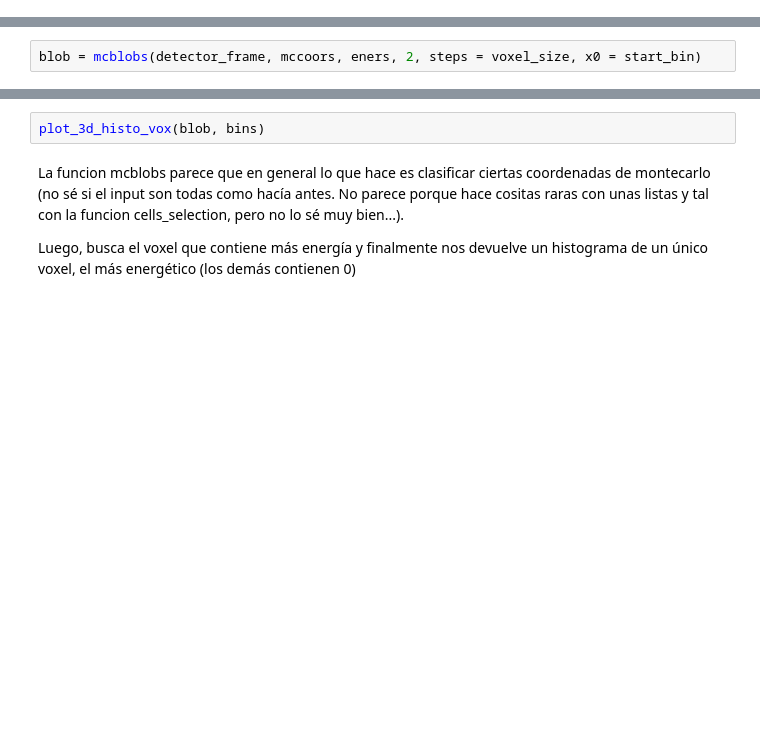
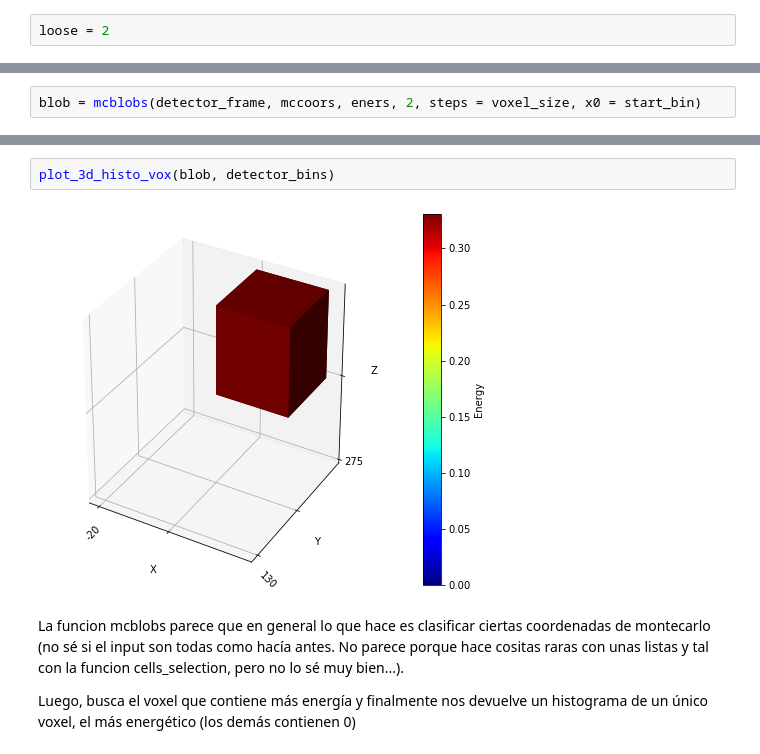
Before and after one commit to martinperezmaneiro/data_labelling, a Jupyter notebook: examples/prueba_funciones_clouds.ipynb, the cells around one changed output, grey strips where cells are left out. Saved outputs shown, nothing was run; the diff lists cells and outputs as text; blank space fills up the shorter version.

```diff
--- a/examples/prueba_funciones_clouds.ipynb
+++ b/examples/prueba_funciones_clouds.ipynb
@@ -533,6 +533,8 @@ def frame_reductor_test(nevent, df, total_size, steps = None, x0 = None):
         assert all(np.isin(b, B))
 # %%
 frame_reductor_test(nevent, mchits, total_size, steps = voxel_size, x0 = start_bin)
+# %%
+loose = 2
 # %%
 reduced_frame, reduced_bins = frame_reductor(mccoors, detector_bins, loose)
 # %%
@@ -816,5 +800,7 @@ blob.max()
 # %%
-plot_3d_histo_vox(blob, bins)
+plot_3d_histo_vox(blob, detector_bins)
+# %% [output]
+[figure, added]
 # %% [markdown]
 La funcion mcblobs parece que en general lo que hace es clasificar ciertas coordenadas de montecarlo (no sé si el input son todas como hacía antes. No parece porque hace cositas raras con unas listas y tal con la funcion cells_selection, pero no lo sé muy bien...).
 
```
Also changed, not shown: parts of 12 cells of this notebook.
